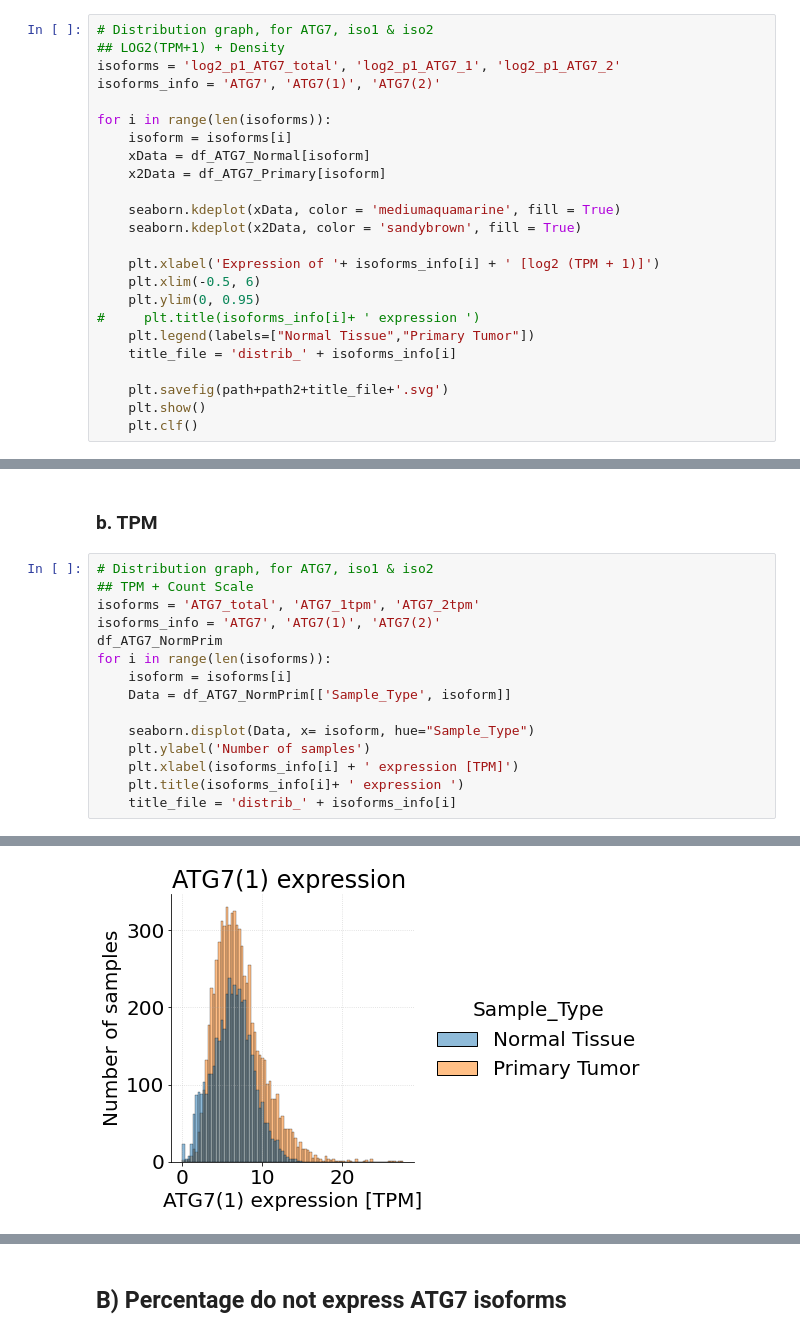
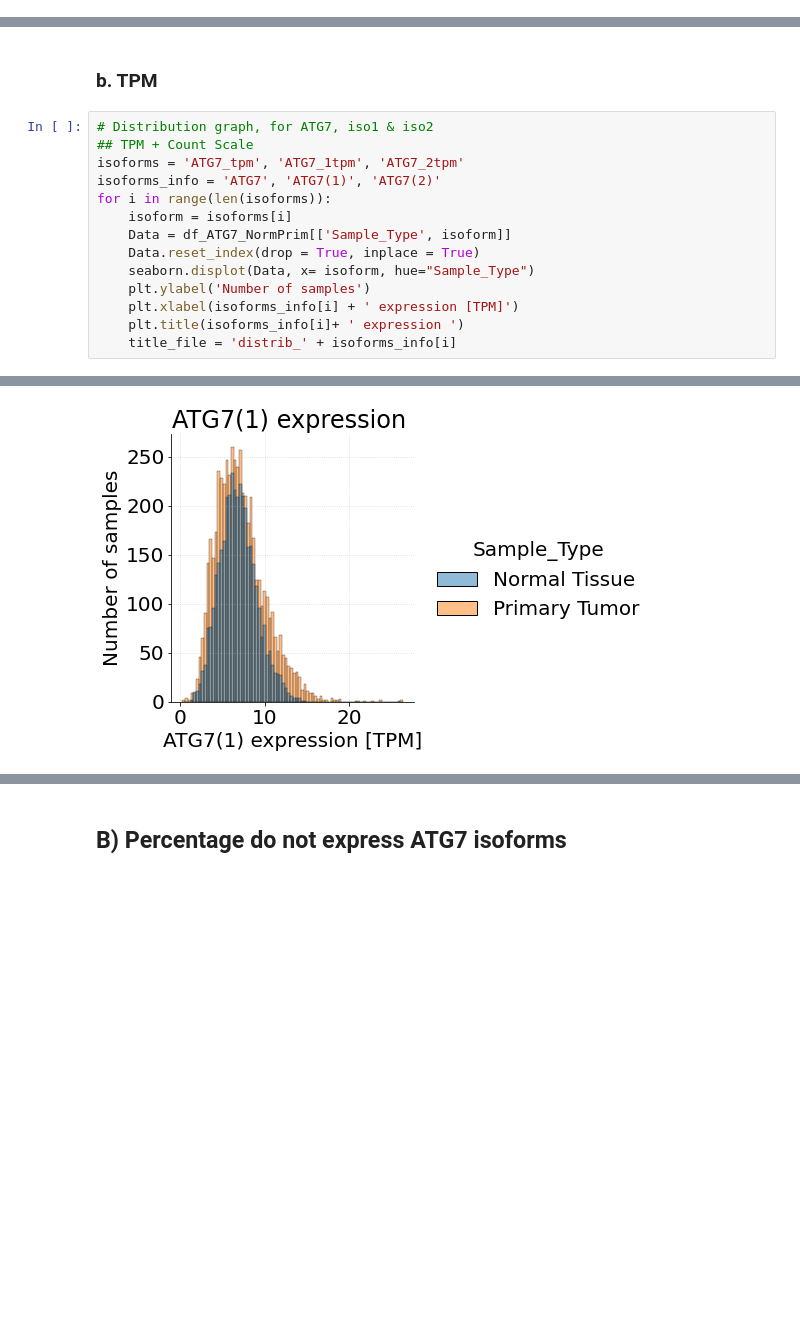
Before and after one commit to Keviosta/Article_short_isoform_ATG7_private, a Jupyter notebook: ATG7/atg7_all_tissue_analyse/ATG7 characterisation/Communal_tissues_global_ATG7_isoform_characterisation.ipynb, the cells around one changed output, grey strips where cells are left out. Cells and saved outputs as stored; diff of their text form; blank space fills up the shorter version.

```diff
--- a/ATG7/atg7_all_tissue_analyse/ATG7 characterisation/Communal_tissues_global_ATG7_isoform_characterisation.ipynb
+++ b/ATG7/atg7_all_tissue_analyse/ATG7 characterisation/Communal_tissues_global_ATG7_isoform_characterisation.ipynb
@@ -87,24 +102,0 @@ for i in range(len(isoforms)):
-# %%
-# Distribution graph, for ATG7, iso1 & iso2
-## LOG2(TPM+1) + Density
-isoforms = 'log2_p1_ATG7_total', 'log2_p1_ATG7_1', 'log2_p1_ATG7_2'
-isoforms_info = 'ATG7', 'ATG7(1)', 'ATG7(2)'
-
-for i in range(len(isoforms)):
-    isoform = isoforms[i]
-    xData = df_ATG7_Normal[isoform]
-    x2Data = df_ATG7_Primary[isoform]
-
-    seaborn.kdeplot(xData, color = 'mediumaquamarine', fill = True)
-    seaborn.kdeplot(x2Data, color = 'sandybrown', fill = True)
-
-    plt.xlabel('Expression of '+ isoforms_info[i] + ' [log2 (TPM + 1)]')
-    plt.xlim(-0.5, 6)
-    plt.ylim(0, 0.95)
-#     plt.title(isoforms_info[i]+ ' expression ')
-    plt.legend(labels=["Normal Tissue","Primary Tumor"])
-    title_file = 'distrib_' + isoforms_info[i]
-
-    plt.savefig(path+path2+title_file+'.svg')
-    plt.show()
-    plt.clf()
@@ -118,13 +105,12 @@ for i in range(len(isoforms)):
 # %%
 # Distribution graph, for ATG7, iso1 & iso2
 ## TPM + Count Scale
-isoforms = 'ATG7_total', 'ATG7_1tpm', 'ATG7_2tpm'
+isoforms = 'ATG7_tpm', 'ATG7_1tpm', 'ATG7_2tpm'
 isoforms_info = 'ATG7', 'ATG7(1)', 'ATG7(2)'
-df_ATG7_NormPrim
 for i in range(len(isoforms)):
     isoform = isoforms[i]
     Data = df_ATG7_NormPrim[['Sample_Type', isoform]]
-
+    Data.reset_index(drop = True, inplace = True)
     seaborn.displot(Data, x= isoform, hue="Sample_Type")
     plt.ylabel('Number of samples')
     plt.xlabel(isoforms_info[i] + ' expression [TPM]')
@@ -135 +121 @@ for i in range(len(isoforms)):
-[figure, old version]
+[figure, new version]
```
Also changed, not shown: parts of 18 cells of this notebook, 7 other files.
